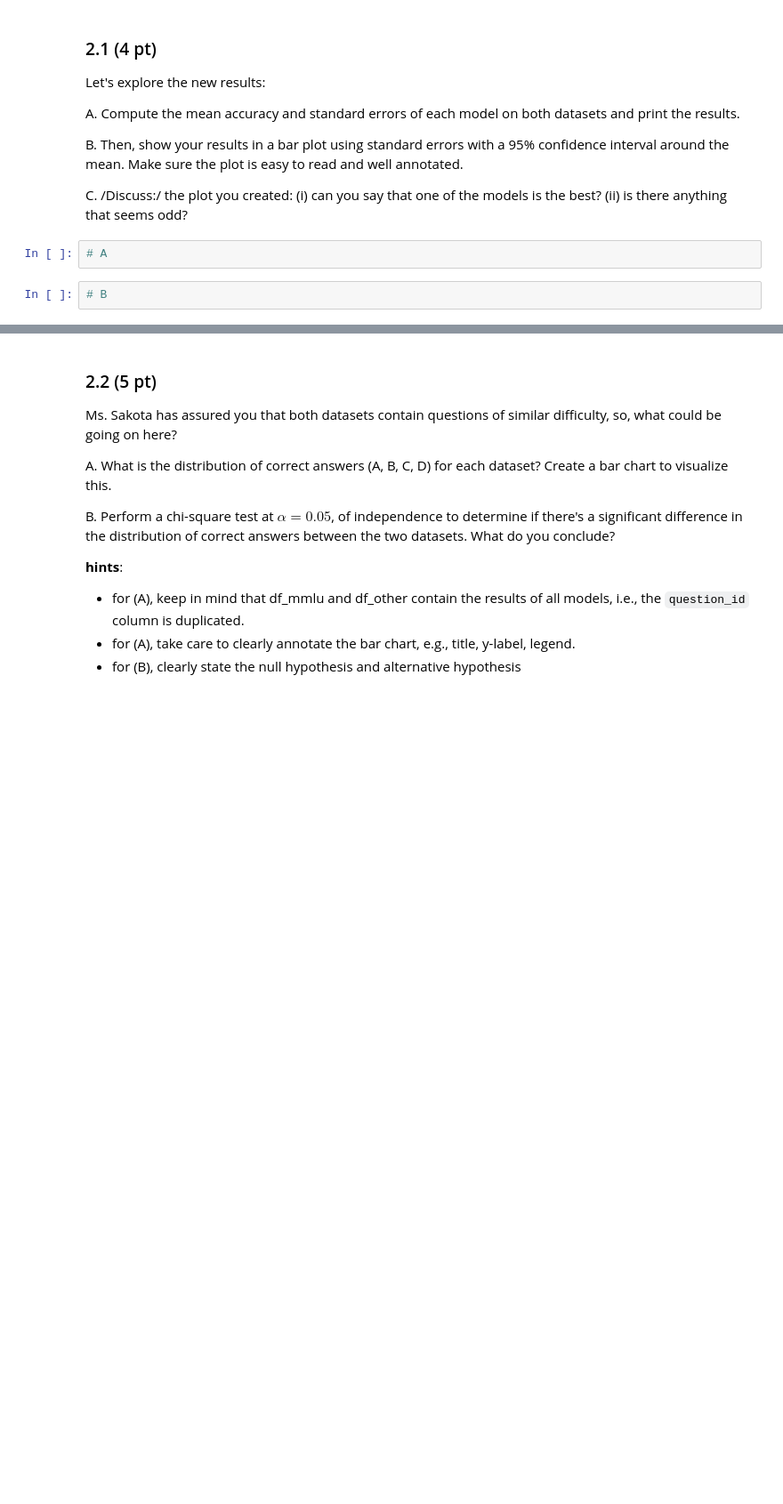
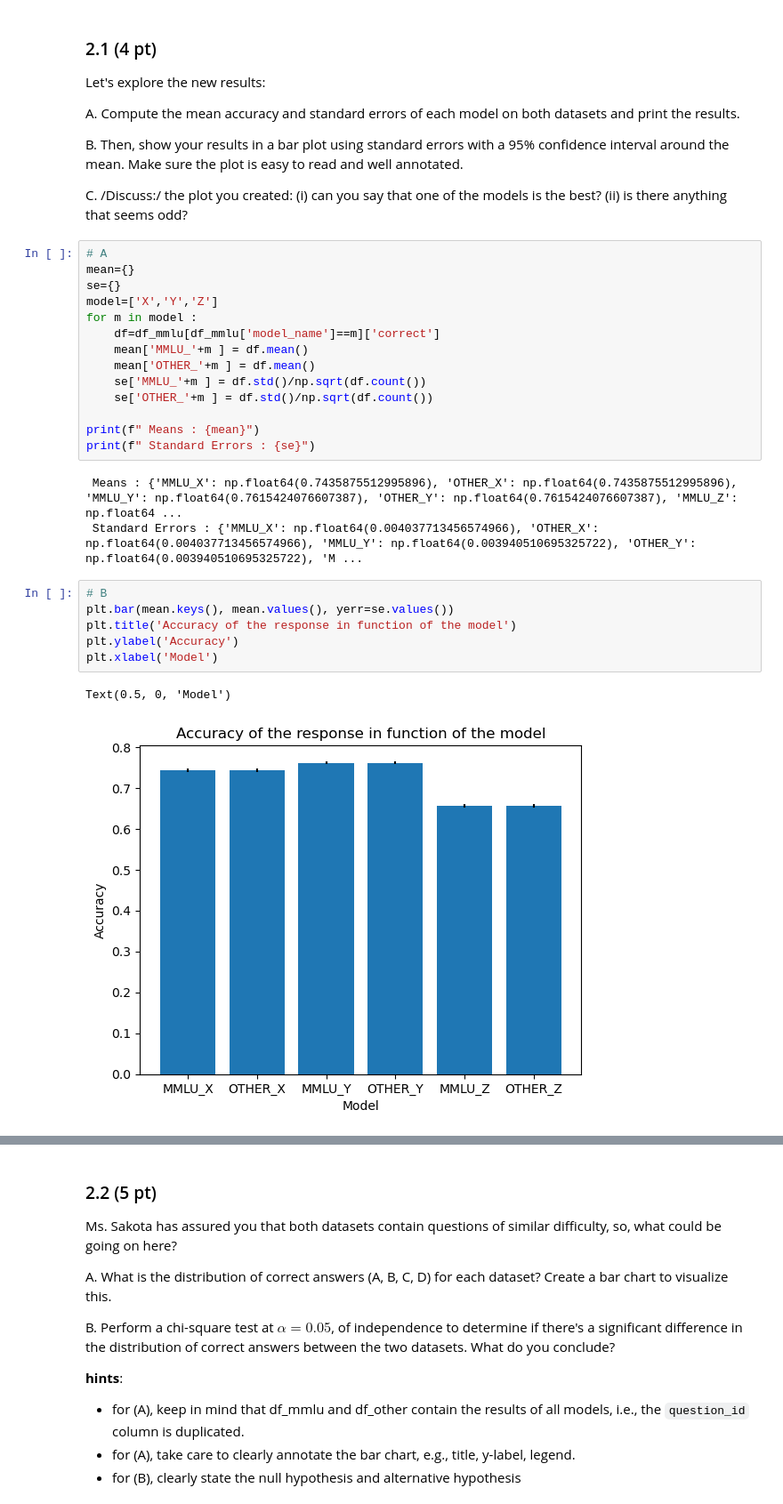
Before and after one commit to aiglegivree/ada_2025, a Jupyter notebook: Homework/01_PROJECT_NEUTRALITY/analysis.ipynb, the cells around one changed output, grey strips where cells are left out. Shown: that part at 89% size. Saved outputs shown, nothing was run; the diff lists cells and outputs as text; blank space fills up the shorter version.

```diff
--- a/Homework/01_PROJECT_NEUTRALITY/analysis.ipynb
+++ b/Homework/01_PROJECT_NEUTRALITY/analysis.ipynb
@@ -403,6 +404,28 @@ B. Then, show your results in a bar plot using standard errors with a 95% confid
 C. /Discuss:/ the plot you created: (i) can you say that one of the models is the best? (ii) is there anything that seems odd?
 # %%
 # A
+mean={}
+se={}
+model=['X','Y','Z']
+for m in model :
+    df=df_mmlu[df_mmlu['model_name']==m]['correct']
+    mean['MMLU_'+m ] = df.mean()
+    mean['OTHER_'+m ] = df.mean()
+    se['MMLU_'+m ] = df.std()/np.sqrt(df.count())
+    se['OTHER_'+m ] = df.std()/np.sqrt(df.count())
+
+print(f" Means : {mean}")
+print(f" Standard Errors : {se}")
+# %% [output]
+ Means : {'MMLU_X': np.float64(0.7435875512995896), 'OTHER_X': np.float64(0.7435875512995896), 'MMLU_Y': np.float64(0.7615424076607387), 'OTHER_Y': np.float64(0.7615424076607387), 'MMLU_Z': np.float64 ...
+ Standard Errors : {'MMLU_X': np.float64(0.004037713456574966), 'OTHER_X': np.float64(0.004037713456574966), 'MMLU_Y': np.float64(0.003940510695325722), 'OTHER_Y': np.float64(0.003940510695325722), 'M ...
 # %%
 # B
+plt.bar(mean.keys(), mean.values(), yerr=se.values())
+plt.title('Accuracy of the response in function of the model')
+plt.ylabel('Accuracy')
+plt.xlabel('Model')
+# %% [output]
+Text(0.5, 0, 'Model')
+[figure, added]
 # %% [markdown]
```
Also changed, not shown: parts of 5 cells of this notebook.
